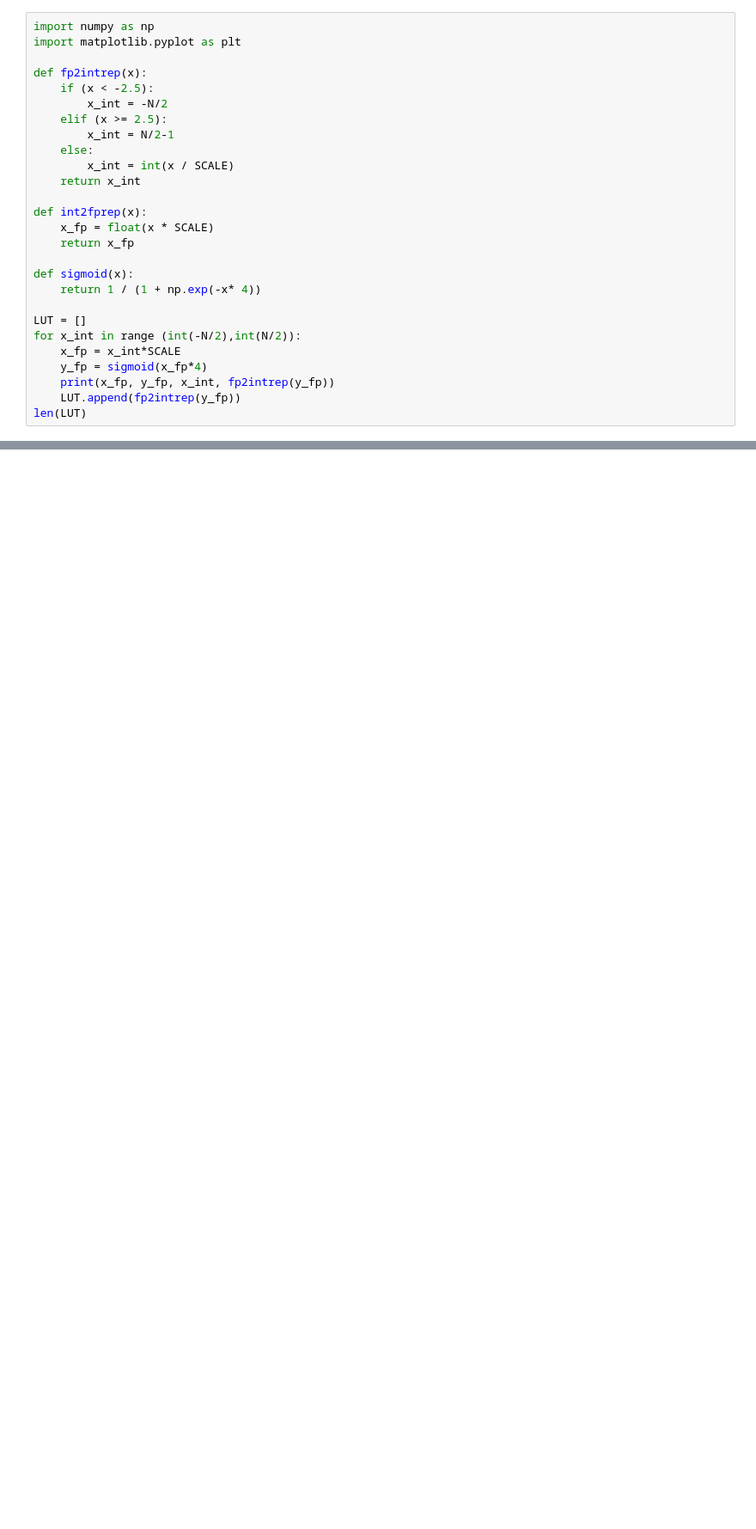
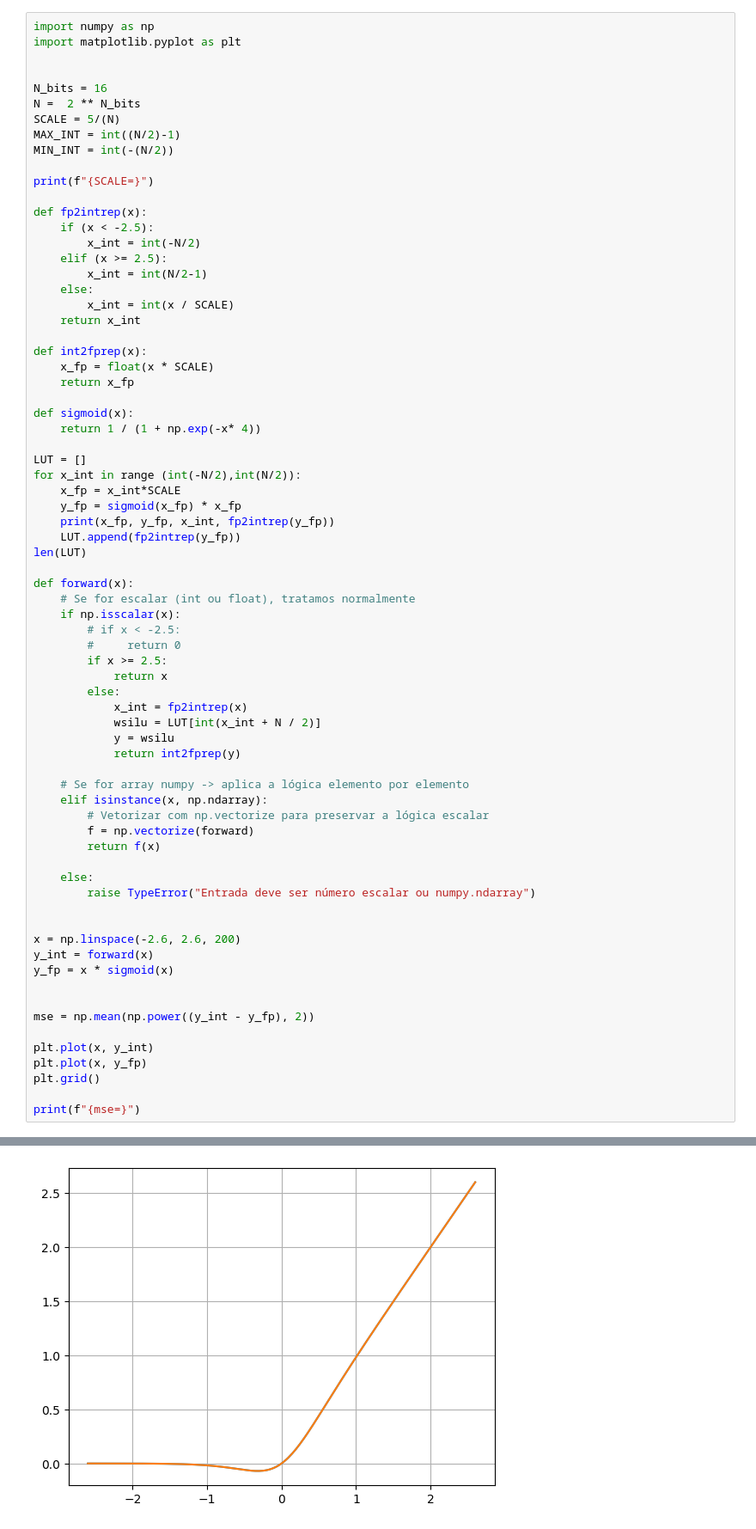
Before and after one commit to radc/hwsigmoid_lascas2026, a Jupyter notebook: notebooks/ruhan_integer_wsilu.ipynb, the cells around one changed output, grey strips where cells are left out. Shown at 86% size. Drawn from its saved outputs; the diff is of its cells as text; blank space fills up the shorter version.

```diff
--- a/notebooks/ruhan_integer_wsilu.ipynb
+++ b/notebooks/ruhan_integer_wsilu.ipynb
@@ -8,11 +2,20 @@ MIN_INT = -(N/2)
 import numpy as np
 import matplotlib.pyplot as plt
 
+
+N_bits = 16
+N =  2 ** N_bits
+SCALE = 5/(N)
+MAX_INT = int((N/2)-1)
+MIN_INT = int(-(N/2))
+
+print(f"{SCALE=}")
+
 def fp2intrep(x):
     if (x < -2.5):
-        x_int = -N/2
+        x_int = int(-N/2)
     elif (x >= 2.5):
-        x_int = N/2-1
+        x_int = int(N/2-1)
     else:
         x_int = int(x / SCALE)
     return x_int
@@ -27,8 +30,44 @@ def sigmoid(x):
 LUT = []
 for x_int in range (int(-N/2),int(N/2)):
     x_fp = x_int*SCALE
-    y_fp = sigmoid(x_fp*4)
+    y_fp = sigmoid(x_fp) * x_fp
     print(x_fp, y_fp, x_int, fp2intrep(y_fp))
     LUT.append(fp2intrep(y_fp))
 len(LUT)
+
+def forward(x):
+    # Se for escalar (int ou float), tratamos normalmente
+    if np.isscalar(x):
+        # if x < -2.5:
+        #     return 0
+        if x >= 2.5:
+            return x
+        else:
+            x_int = fp2intrep(x)
+            wsilu = LUT[int(x_int + N / 2)]
+            y = wsilu
+            return int2fprep(y)
+
+    # Se for array numpy -> aplica a lógica elemento por elemento
+    elif isinstance(x, np.ndarray):
+        # Vetorizar com np.vectorize para preservar a lógica escalar
+        f = np.vectorize(forward)
+        return f(x)
+
+    else:
+        raise TypeError("Entrada deve ser número escalar ou numpy.ndarray")
+
+
+x = np.linspace(-2.6, 2.6, 200)
+y_int = forward(x)
+y_fp = x * sigmoid(x)
+
+
+mse = np.mean(np.power((y_int - y_fp), 2))
+
+plt.plot(x, y_int)
+plt.plot(x, y_fp)
+plt.grid()
+
+print(f"{mse=}")
 # %% [output]
@@ -52,0 +91 @@ len(LUT)
+[figure, added]
```
Also changed, not shown: parts of 3 cells of this notebook, 9 other files.
